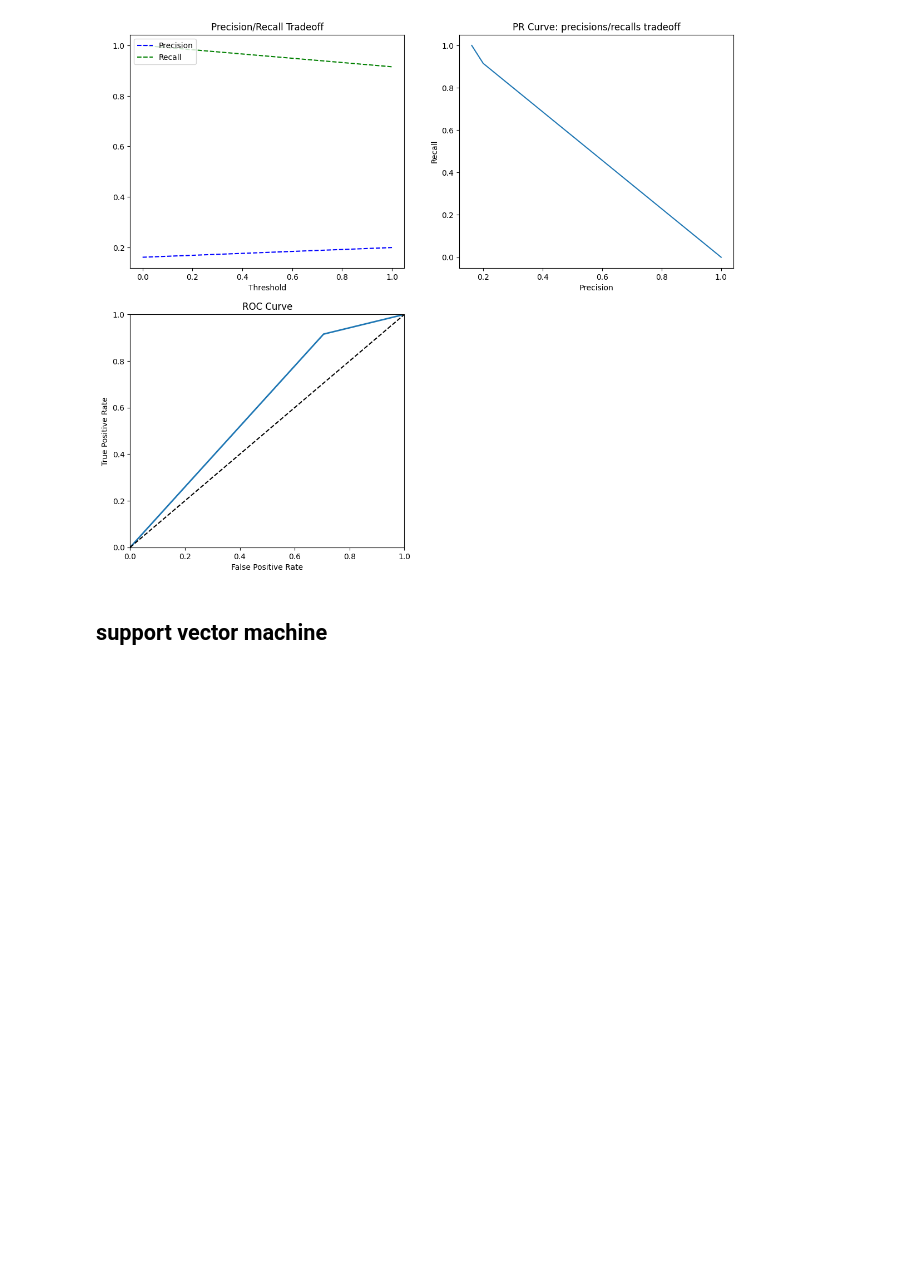
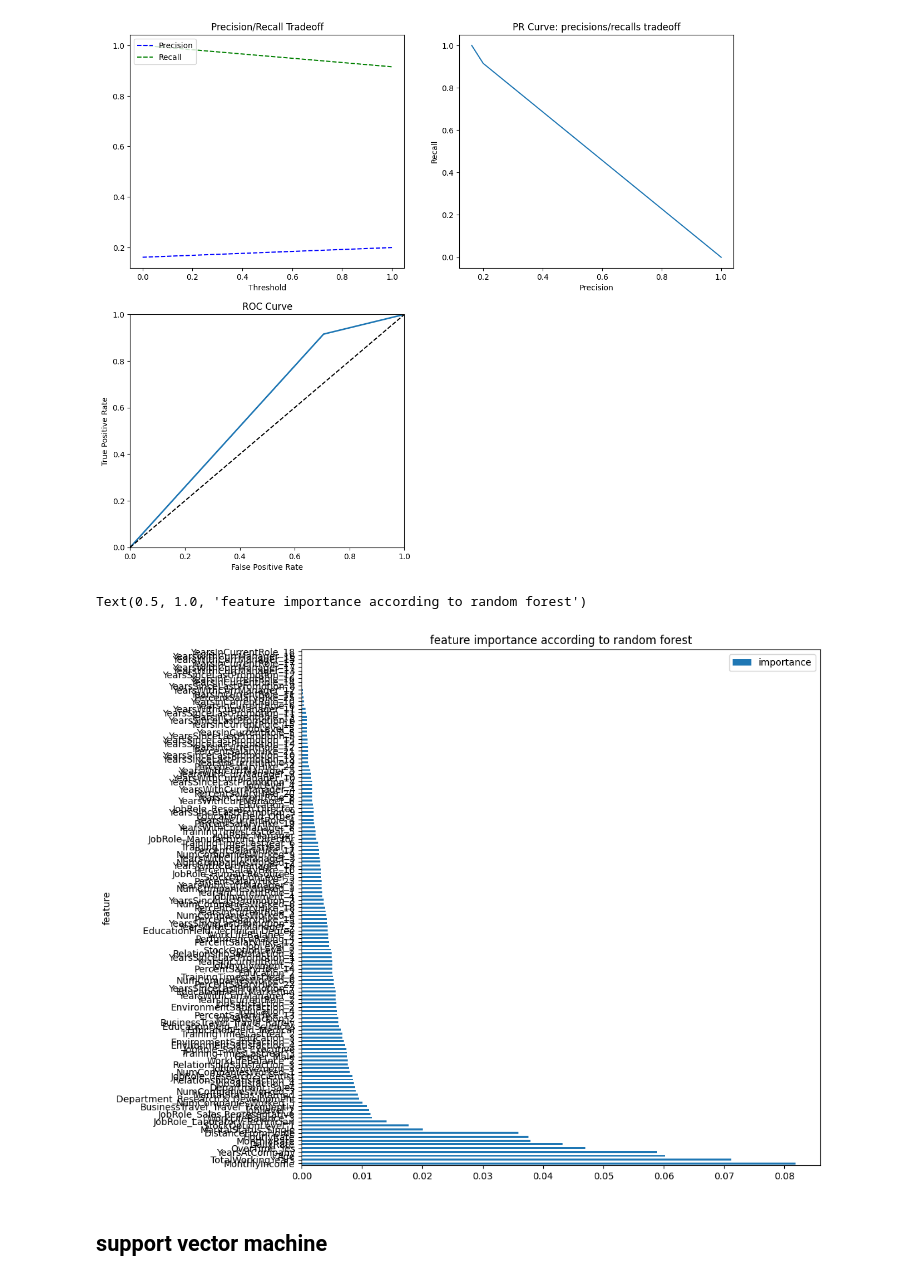
Before and after one commit to ritik944/-IBM_HR_Analytics_Employee_Attrition_Data_Analysis, a Jupyter notebook: IBM.ipynb, the cells around one changed output. Saved outputs shown, nothing was run; the diff lists cells and outputs as text; code cells hidden in the pictures; blank space fills up the shorter version.

```diff
--- a/IBM.ipynb
+++ b/IBM.ipynb
@@ -263,7 +267,7 @@ x_std=scaler.transform(x)
 def feature_imp(df,model):
     fi=pd.DataFrame()
     fi['feature']=df.columns
-    fi['impotance']=model.feature_importantnces_
+    fi['importance']=model.feature_importances_
     return fi.sort_values(by='importance',ascending=False)
 # %%
 y_test.value_counts()[0]/y_test.shape[0]
@@ -465,10 +456,13 @@ scores_dict['random forest']={
     'Test': roc_auc_score(y_test,rf_clf.predict(x_test)),
 }
 # %%
-df = feature_imp(x,rf_clf[:40])
+df = feature_imp(x,rf_clf)
 df.set_index('feature',inplace=True)
 df.plot(kind='barh',figsize=(10,10))
 plt.title('feature importance according to random forest')
+# %% [output]
+Text(0.5, 1.0, 'feature importance according to random forest')
+[figure, added]
 # %% [markdown]
 ## support vector machine
 # %%
```
Also changed, not shown: parts of 10 cells of this notebook, 2 other files.
